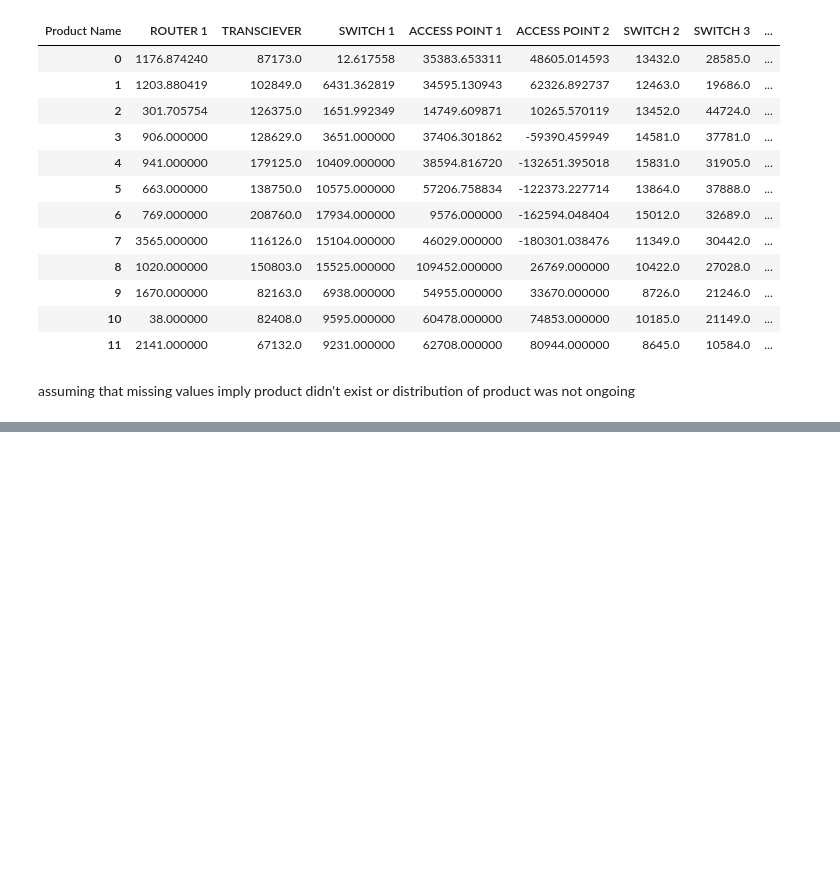
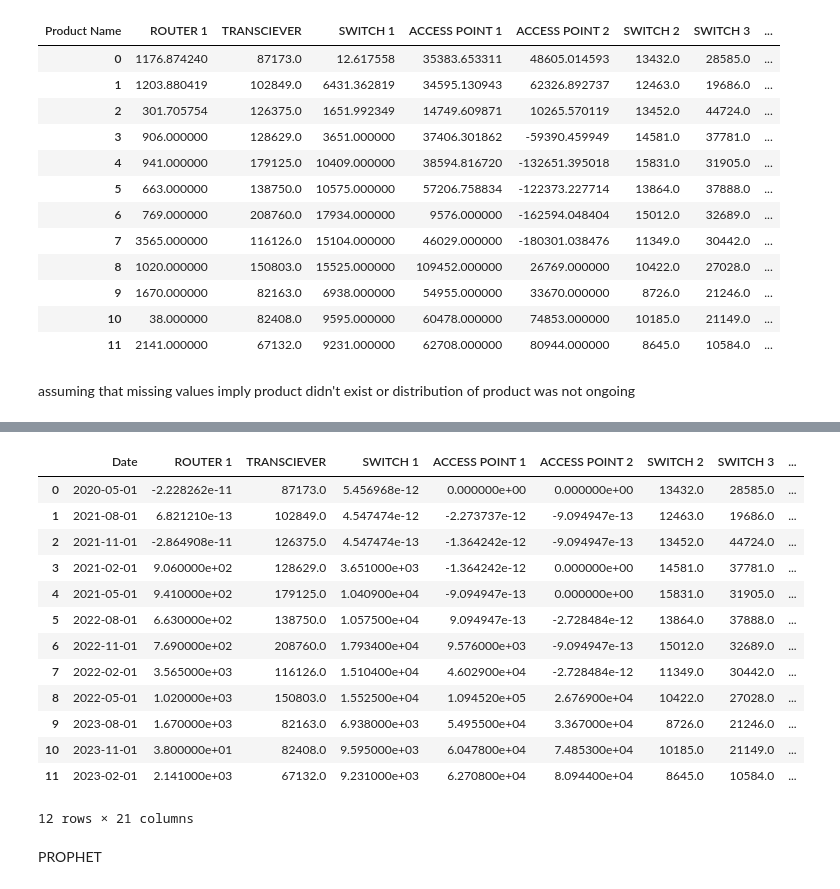
Before and after one commit to Jayasuryan0821-git/Cisco-Hackathon, a Jupyter notebook: final.ipynb, the cells around one changed output, grey strips where cells are left out. Drawn from its saved outputs; the diff is of its cells as text; code cells hidden in the pictures; blank space fills up the shorter version.

```diff
--- a/final.ipynb
+++ b/final.ipynb
@@ -217,2 +234,60 @@ new_0.fillna(0, inplace=True)
 # %%
 new_0.to_csv('zero_imputated.csv')
+# %%
+import pandas as pd
+import numpy as np
+from scipy.interpolate import UnivariateSpline
+
+# Load data from the CSV file
+new_spline = pd.read_csv('zero_imputated.csv')
+
+# Extracting dates
+dates = new_spline['Date']
+
+# Remove 'Date' column as it's not relevant for imputation
+new_spline = new_spline.drop(columns=['Date'])
+
+# Convert columns to numeric
+new_spline = new_spline.apply(pd.to_numeric, errors='coerce')
+
+# new_spline
+# Columns to interpolate
+columns_to_interpolate = new_spline.columns
+
+# Iterate through each row and perform spline interpolation for missing values
+for index, row in new_spline.iterrows():
+    x = row.dropna().index  # Non-missing indices
+    y = row.dropna().values  # Non-missing values
+
+    # Ensure that x and y contain numeric values only
+    x_numeric = new_spline.columns.get_indexer_for(x)
+    y_numeric = y[np.logical_not(np.isnan(y))]
+
+    if len(y_numeric) > 2:  # Spline requires at least 3 non-missing values
+        spline = UnivariateSpline(x_numeric, y_numeric, k=3, s=0)
+        new_spline.loc[index] = spline(range(len(new_spline.columns)))
+    else:
+        # If there are not enough non-missing values, fill missing values with mean
+        new_Spline.loc[index] = row.fillna(row.mean())
+
+# Insert back the dates
+new_spline.insert(0, 'Date', dates)
+# %%
+new_spline = new_spline.drop(['Unnamed: 0'], axis = 1)
+# %%
+new_spline
+# %% [output]
+|  | Date | ROUTER 1 | TRANSCIEVER | SWITCH 1 | ACCESS POINT 1 | ACCESS POINT 2 | SWITCH 2 | SWITCH 3 | ... |
+| 0 | 2020-05-01 | -2.228262e-11 | 87173.0 | 5.456968e-12 | 0.000000e+00 | 0.000000e+00 | 13432.0 | 28585.0 | ... |
+| 1 | 2021-08-01 | 6.821210e-13 | 102849.0 | 4.547474e-12 | -2.273737e-12 | -9.094947e-13 | 12463.0 | 19686.0 | ... |
+| 2 | 2021-11-01 | -2.864908e-11 | 126375.0 | 4.547474e-13 | -1.364242e-12 | -9.094947e-13 | 13452.0 | 44724.0 | ... |
+| 3 | 2021-02-01 | 9.060000e+02 | 128629.0 | 3.651000e+03 | -1.364242e-12 | 0.000000e+00 | 14581.0 | 37781.0 | ... |
+| 4 | 2021-05-01 | 9.410000e+02 | 179125.0 | 1.040900e+04 | -9.094947e-13 | 0.000000e+00 | 15831.0 | 31905.0 | ... |
+| 5 | 2022-08-01 | 6.630000e+02 | 138750.0 | 1.057500e+04 | 9.094947e-13 | -2.728484e-12 | 13864.0 | 37888.0 | ... |
+| 6 | 2022-11-01 | 7.690000e+02 | 208760.0 | 1.793400e+04 | 9.576000e+03 | -9.094947e-13 | 15012.0 | 32689.0 | ... |
+| 7 | 2022-02-01 | 3.565000e+03 | 116126.0 | 1.510400e+04 | 4.602900e+04 | -2.728484e-12 | 11349.0 | 30442.0 | ... |
+| 8 | 2022-05-01 | 1.020000e+03 | 150803.0 | 1.552500e+04 | 1.094520e+05 | 2.676900e+04 | 10422.0 | 27028.0 | ... |
+| 9 | 2023-08-01 | 1.670000e+03 | 82163.0 | 6.938000e+03 | 5.495500e+04 | 3.367000e+04 | 8726.0 | 21246.0 | ... |
+| 10 | 2023-11-01 | 3.800000e+01 | 82408.0 | 9.595000e+03 | 6.047800e+04 | 7.485300e+04 | 10185.0 | 21149.0 | ... |
+| 11 | 2023-02-01 | 2.141000e+03 | 67132.0 | 9.231000e+03 | 6.270800e+04 | 8.094400e+04 | 8645.0 | 10584.0 | ... |
+12 rows × 21 columns
@@ -219 +296,3 @@ new_0.to_csv('zero_imputated.csv')
+# %% [markdown]
+PROPHET
 # %%
```
Also changed, not shown: parts of 6 cells of this notebook.
